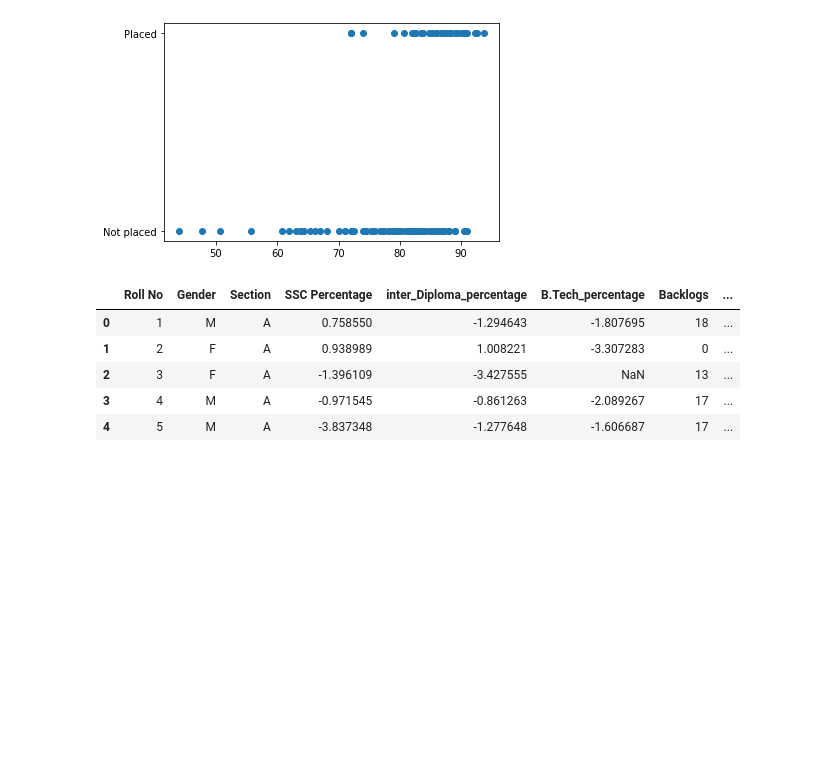
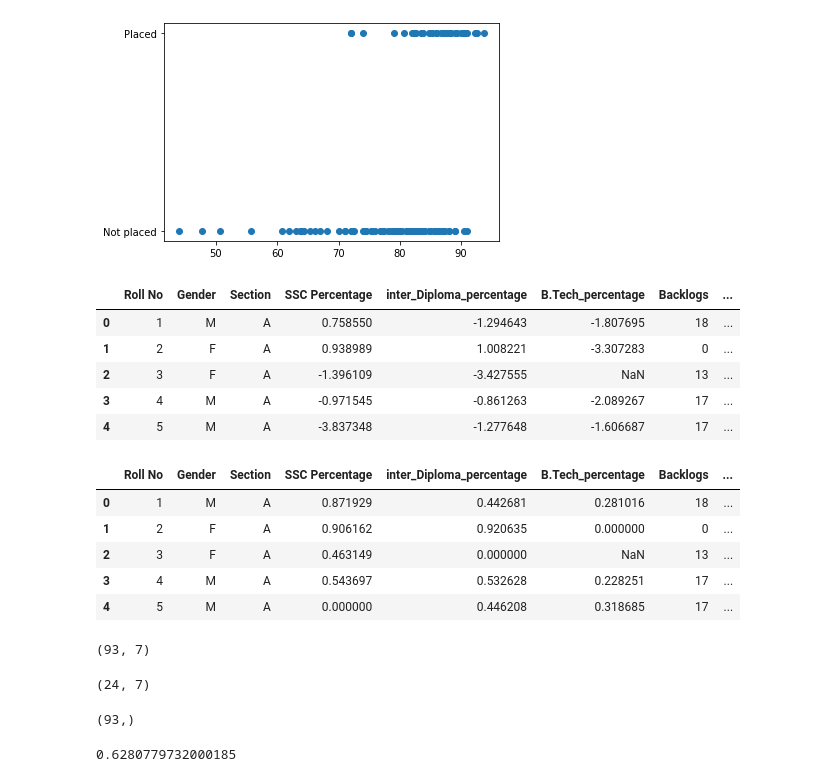
Before and after one commit to vlvsvenkat/DWDM, a Jupyter notebook: Pandas.ipynb, the cells around one changed output. Cells and saved outputs as stored; diff of their text form; code cells hidden in the pictures; blank space fills up the shorter version.

```diff
--- a/Pandas.ipynb
+++ b/Pandas.ipynb
@@ -435,3 +437,15 @@ df.head()
 | 2 | 3 | F | A | -1.396109 | -3.427555 | NaN | 13 | ... |
 | 3 | 4 | M | A | -0.971545 | -0.861263 | -2.089267 | 17 | ... |
 | 4 | 5 | M | A | -3.837348 | -1.277648 | -1.606687 | 17 | ... |
+# %%
+scaler=MinMaxScaler()
+scaler.fit(df[cols_to_scale])
+df[cols_to_scale]=scaler.transform(df[cols_to_scale])
+df.head()
+# %% [output]
+|  | Roll No | Gender | Section | SSC Percentage | inter_Diploma_percentage | B.Tech_percentage | Backlogs | ... |
+| 0 | 1 | M | A | 0.871929 | 0.442681 | 0.281016 | 18 | ... |
+| 1 | 2 | F | A | 0.906162 | 0.920635 | 0.000000 | 0 | ... |
+| 2 | 3 | F | A | 0.463149 | 0.000000 | NaN | 13 | ... |
+| 3 | 4 | M | A | 0.543697 | 0.532628 | 0.228251 | 17 | ... |
+| 4 | 5 | M | A | 0.000000 | 0.446208 | 0.318685 | 17 | ... |
@@ -437,0 +456,17 @@ df.head()
+# %%
+X_train.shape
+# %% [output]
+(93, 7)
+# %%
+X_test.shape
+# %% [output]
+(24, 7)
+# %%
+y_train.shape
+# %% [output]
+(93,)
+# %%
+pearson_corr=df.corr().loc["SSC Percentage","inter_Diploma_percentage"]
+pearson_corr
+# %% [output]
+0.6280779732000185
```
Also changed, not shown: parts of 2 cells of this notebook.
